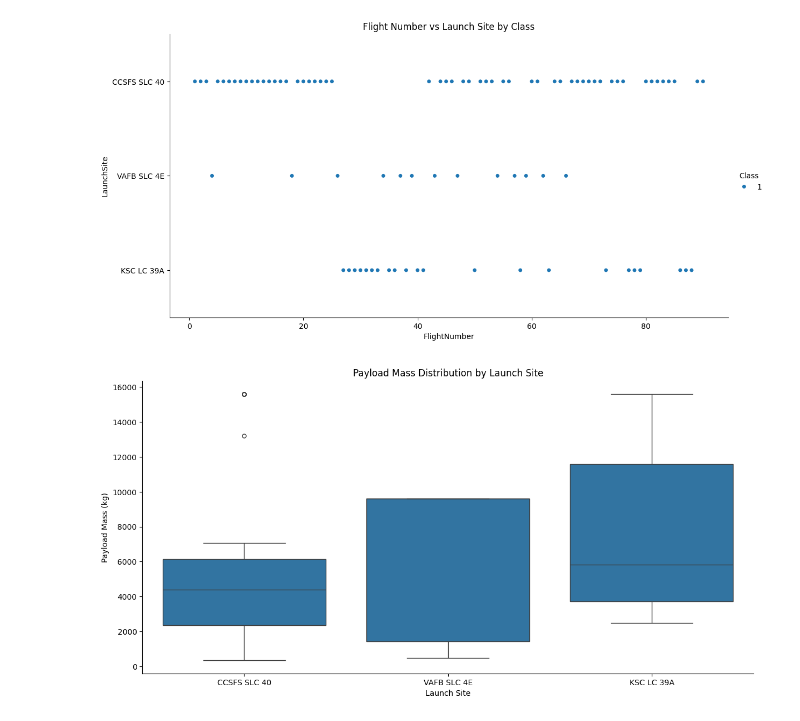
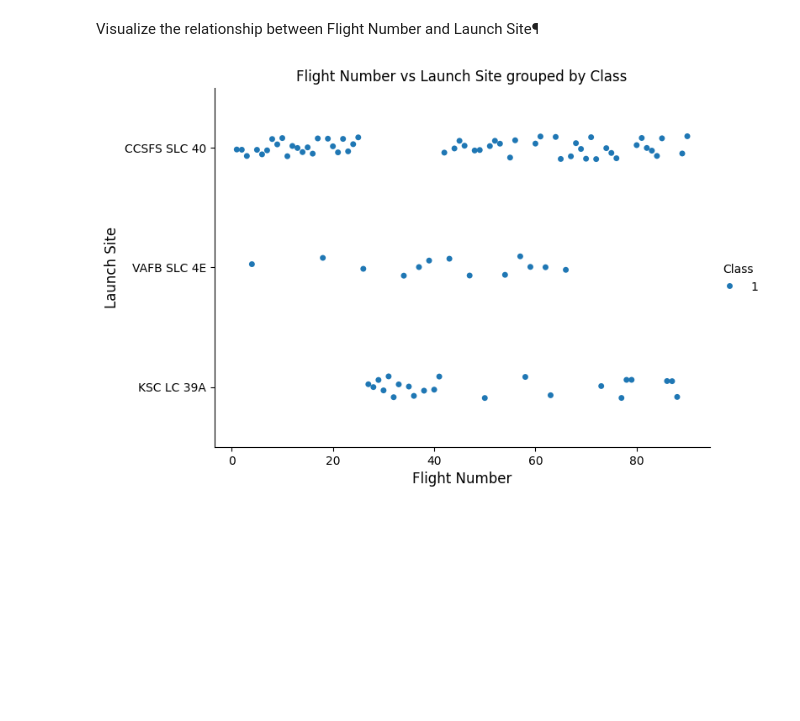
Before and after one commit to nayanjikar09/DATA_SCIENCE_CAPSTON_PROJECT, a Jupyter notebook: 4data_viz.ipynb, the cells around one changed output. Cells and saved outputs as stored; diff of their text form; code cells hidden in the pictures; blank space fills up the shorter version.

```diff
--- a/4data_viz.ipynb
+++ b/4data_viz.ipynb
@@ -41,33 +27,11 @@ plt.show()
+# %% [markdown]
+Visualize the relationship between Flight Number and Launch Site¶
 # %%
-import seaborn as sns
-import matplotlib.pyplot as plt
+sns.catplot(x="FlightNumber", y="LaunchSite", hue="Class", data=df, aspect=1.5, kind='strip')
 
-# Example DataFrame: make sure your dataframe is named df
-# df = your DataFrame with columns 'FlightNumber', 'LaunchSite', and 'class'
-
-sns.catplot(x='FlightNumber', y='LaunchSite', hue='Class', data=df, kind='swarm', height=6, aspect=2)
-
-
-plt.title('Flight Number vs Launch Site by Class')
+plt.xlabel("Flight Number", fontsize=12)
+plt.ylabel("Launch Site", fontsize=12)
+plt.title("Flight Number vs Launch Site grouped by Class")
 plt.show()
 # %% [output]
-[figure, old version]
+[figure, new version]
-# %%
-# Assuming your dataframe is named df
-
-# Boxplot: shows distribution of PayloadMass for each LaunchSite
-sns.catplot(
-    x='LaunchSite',
-    y='PayloadMass',
-    data=df,
-    kind='box',
-    height=6,
-    aspect=2
-)
-
-plt.title('Payload Mass Distribution by Launch Site')
-plt.xlabel('Launch Site')
-plt.ylabel('Payload Mass (kg)')
-plt.show()
-# %% [output]
-[figure, removed]
```
Also changed, not shown: parts of 7 cells of this notebook, 1 other file.
